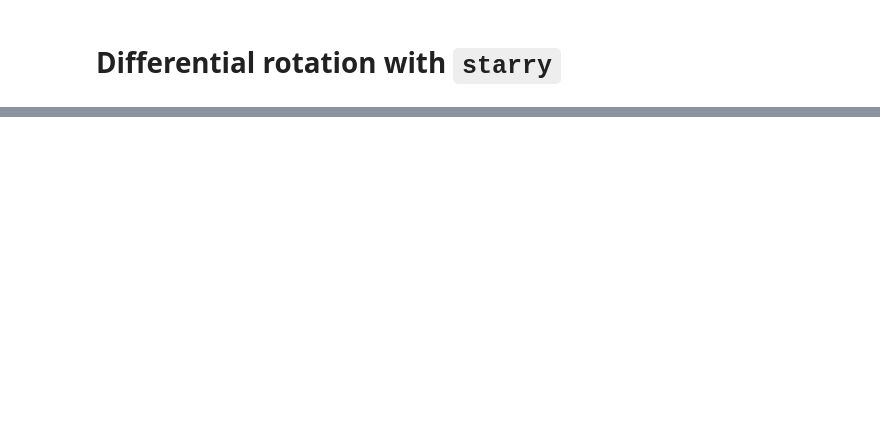
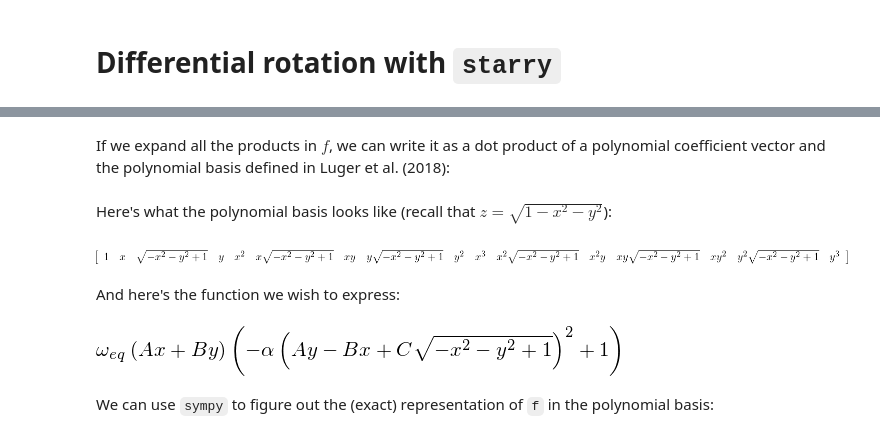
Before and after one commit to rodluger/rmrevolutions, a Jupyter notebook: DifferentialRotationWithSphericalHarmonics.ipynb, the cells around one changed output, grey strips where cells are left out. Saved outputs shown, nothing was run; the diff lists cells and outputs as text; code cells hidden in the pictures; blank space fills up the shorter version.

```diff
--- a/DifferentialRotationWithSphericalHarmonics.ipynb
+++ b/DifferentialRotationWithSphericalHarmonics.ipynb
@@ -2,0 +7,15 @@
+# %%
+import matplotlib.pyplot as pl
+%matplotlib notebook
+import numpy as np
+from IPython.display import display, Math
+import sympy
+from sympy import *
+from sympy.functions.special.tensor_functions import KroneckerDelta
+print("Using sympy version", sympy.__version__)
+
+# Initialize the session
+init_session(quiet=True)
+
+# Define our symbols
+x, y, z, mu, nu, l, m, j, k, p, q, n, A, B, C, alpha, omeq = symbols('x y z mu nu l m j k p q n A B C alpha \omega_{eq}')
@@ -2,0 +46,2 @@
+# %% [markdown]
+If we expand all the products in $f$, we can write it as a dot product of a polynomial coefficient vector and the polynomial basis defined in Luger et al. (2018):
@@ -2,0 +67,15 @@
+# %% [markdown]
+Here's what the polynomial basis looks like (recall that $z = \sqrt{1 - x^2 - y^2}$):
+# %%
+basis
+# %% [output]
+[figure, added]
+# %% [markdown]
+And here's the function we wish to express:
+# %%
+f = omeq * (A * x + B * y) * (1 - alpha * (-B * x + A * y + C * sqrt(1 - x ** 2 - y ** 2)) ** 2)
+f
+# %% [output]
+[figure, added]
+# %% [markdown]
+We can use `sympy` to figure out the (exact) representation of `f` in the polynomial basis:
```
Also changed, not shown: parts of 32 cells of this notebook, 5 other files.
